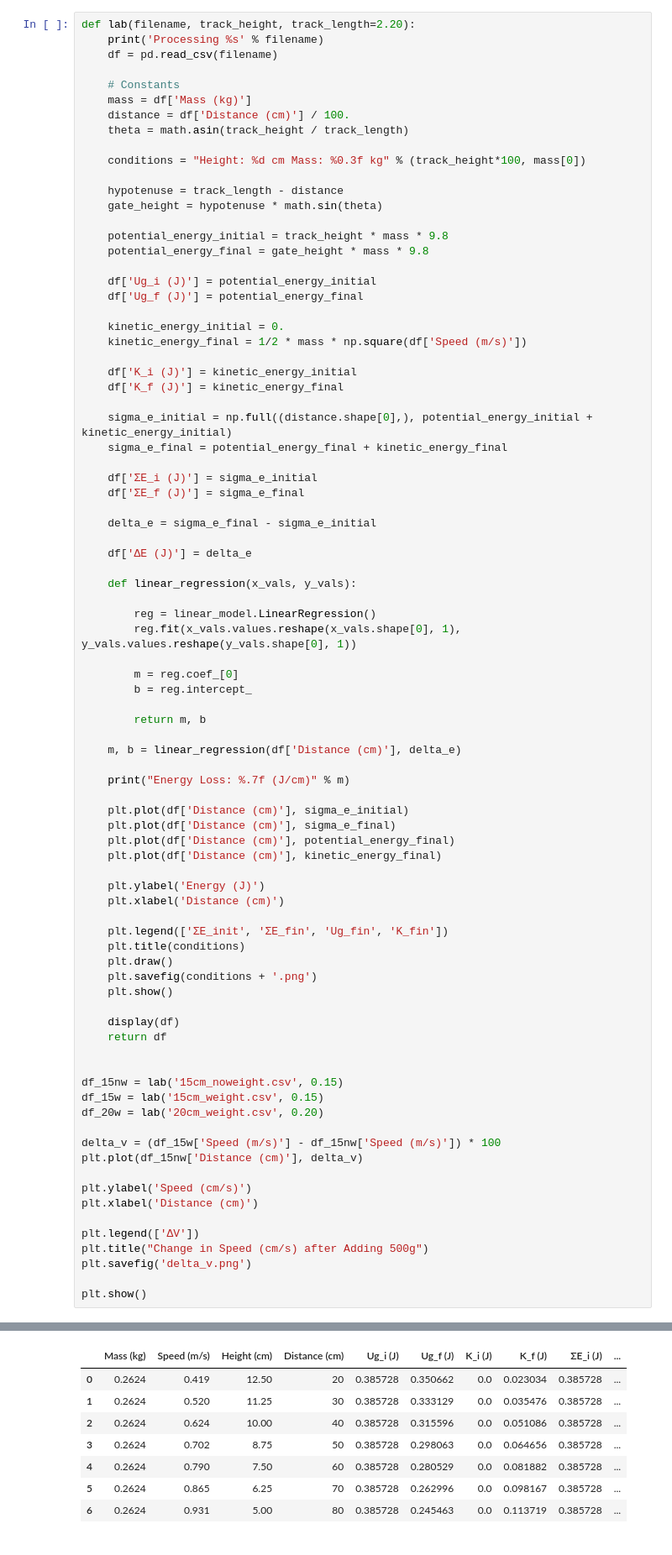
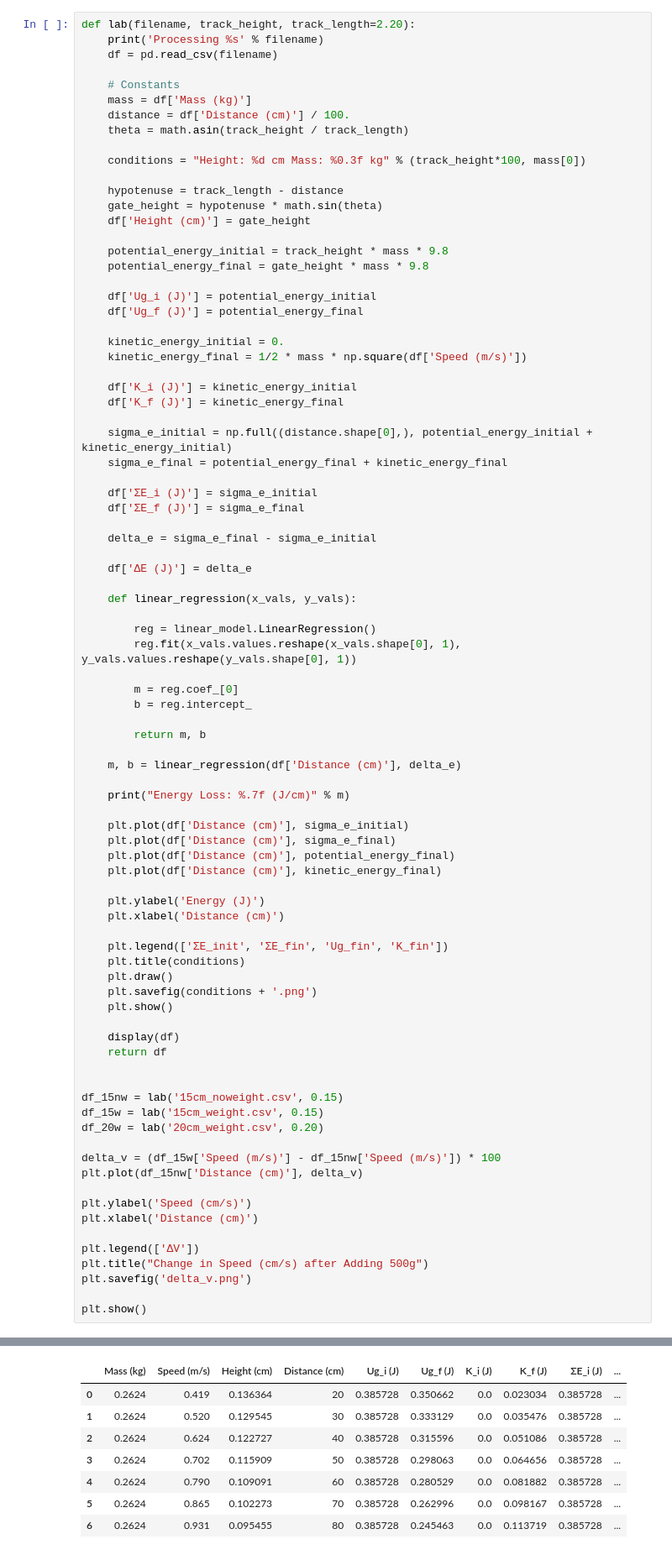
Before and after one commit to csvance/data-analysis, a Jupyter notebook: conservation_of_energy_incline/conservation_of_energy_incline.ipynb, the cells around one changed output, grey strips where cells are left out. Shown at 84% size. Saved outputs shown, nothing was run; the diff lists cells and outputs as text.

Commit message:
Fix height in table output

```diff
--- a/conservation_of_energy_incline/conservation_of_energy_incline.ipynb
+++ b/conservation_of_energy_incline/conservation_of_energy_incline.ipynb
@@ -25,6 +25,7 @@ def lab(filename, track_height, track_length=2.20):
 
     hypotenuse = track_length - distance
     gate_height = hypotenuse * math.sin(theta)
+    df['Height (cm)'] = gate_height
 
     potential_energy_initial = track_height * mass * 9.8
     potential_energy_final = gate_height * mass * 9.8
@@ -73,40 +74,40 @@ def lab(filename, track_height, track_length=2.20):
     plt.legend(['ΣE_init', 'ΣE_fin', 'Ug_fin', 'K_fin'])
     plt.title(conditions)
     plt.draw()
     plt.savefig(conditions + '.png')
     plt.show()
 
     display(df)
     return df
 
 
 df_15nw = lab('15cm_noweight.csv', 0.15)
 df_15w = lab('15cm_weight.csv', 0.15)
 df_20w = lab('20cm_weight.csv', 0.20)
 
 delta_v = (df_15w['Speed (m/s)'] - df_15nw['Speed (m/s)']) * 100
 plt.plot(df_15nw['Distance (cm)'], delta_v)
 
 plt.ylabel('Speed (cm/s)')
 plt.xlabel('Distance (cm)')
 
 plt.legend(['ΔV'])
 plt.title("Change in Speed (cm/s) after Adding 500g")
 plt.savefig('delta_v.png')
 
 plt.show()
 # %% [output]
 Processing 15cm_noweight.csv
 Energy Loss: -0.0002239 (J/cm)
 [figure]
 |  | Mass (kg) | Speed (m/s) | Height (cm) | Distance (cm) | Ug_i (J) | Ug_f (J) | K_i (J) | K_f (J) | ΣE_i (J) | ... |
-| 0 | 0.2624 | 0.419 | 12.50 | 20 | 0.385728 | 0.350662 | 0.0 | 0.023034 | 0.385728 | ... |
-| 1 | 0.2624 | 0.520 | 11.25 | 30 | 0.385728 | 0.333129 | 0.0 | 0.035476 | 0.385728 | ... |
-| 2 | 0.2624 | 0.624 | 10.00 | 40 | 0.385728 | 0.315596 | 0.0 | 0.051086 | 0.385728 | ... |
-| 3 | 0.2624 | 0.702 | 8.75 | 50 | 0.385728 | 0.298063 | 0.0 | 0.064656 | 0.385728 | ... |
-| 4 | 0.2624 | 0.790 | 7.50 | 60 | 0.385728 | 0.280529 | 0.0 | 0.081882 | 0.385728 | ... |
-| 5 | 0.2624 | 0.865 | 6.25 | 70 | 0.385728 | 0.262996 | 0.0 | 0.098167 | 0.385728 | ... |
-| 6 | 0.2624 | 0.931 | 5.00 | 80 | 0.385728 | 0.245463 | 0.0 | 0.113719 | 0.385728 | ... |
+| 0 | 0.2624 | 0.419 | 0.136364 | 20 | 0.385728 | 0.350662 | 0.0 | 0.023034 | 0.385728 | ... |
+| 1 | 0.2624 | 0.520 | 0.129545 | 30 | 0.385728 | 0.333129 | 0.0 | 0.035476 | 0.385728 | ... |
+| 2 | 0.2624 | 0.624 | 0.122727 | 40 | 0.385728 | 0.315596 | 0.0 | 0.051086 | 0.385728 | ... |
+| 3 | 0.2624 | 0.702 | 0.115909 | 50 | 0.385728 | 0.298063 | 0.0 | 0.064656 | 0.385728 | ... |
+| 4 | 0.2624 | 0.790 | 0.109091 | 60 | 0.385728 | 0.280529 | 0.0 | 0.081882 | 0.385728 | ... |
+| 5 | 0.2624 | 0.865 | 0.102273 | 70 | 0.385728 | 0.262996 | 0.0 | 0.098167 | 0.385728 | ... |
+| 6 | 0.2624 | 0.931 | 0.095455 | 80 | 0.385728 | 0.245463 | 0.0 | 0.113719 | 0.385728 | ... |
 Processing 15cm_weight.csv
 Energy Loss: -0.0007183 (J/cm)
 [figure]
```
Also changed, not shown: parts of 1 cell of this notebook.
